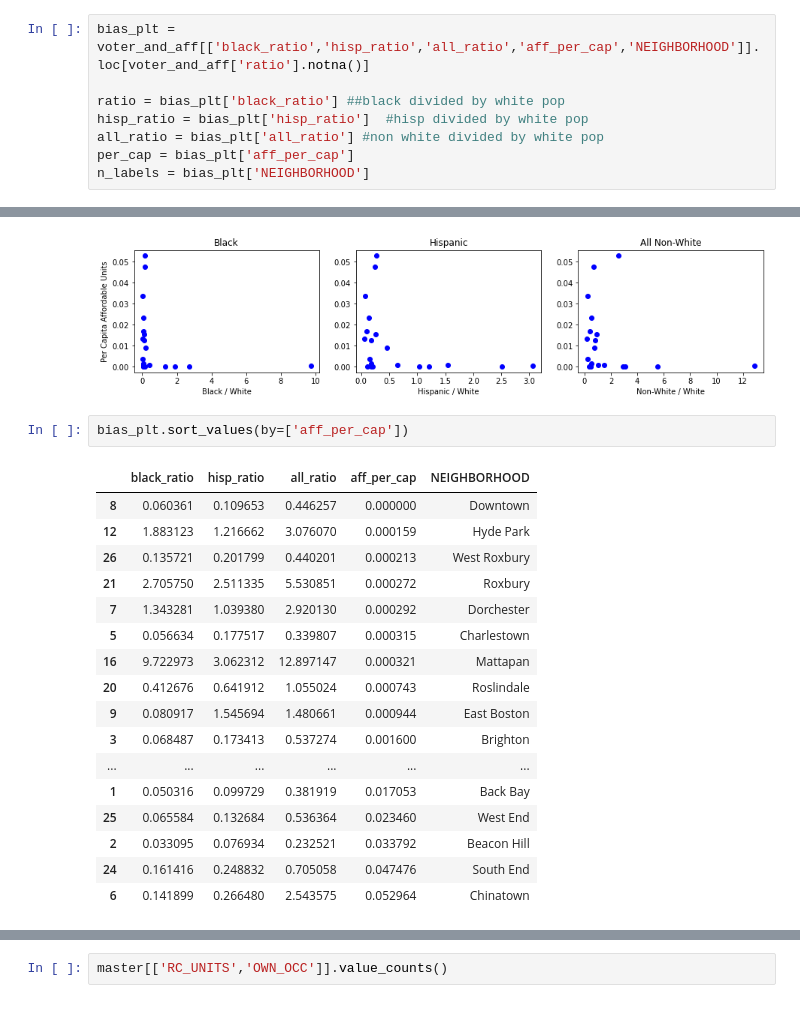
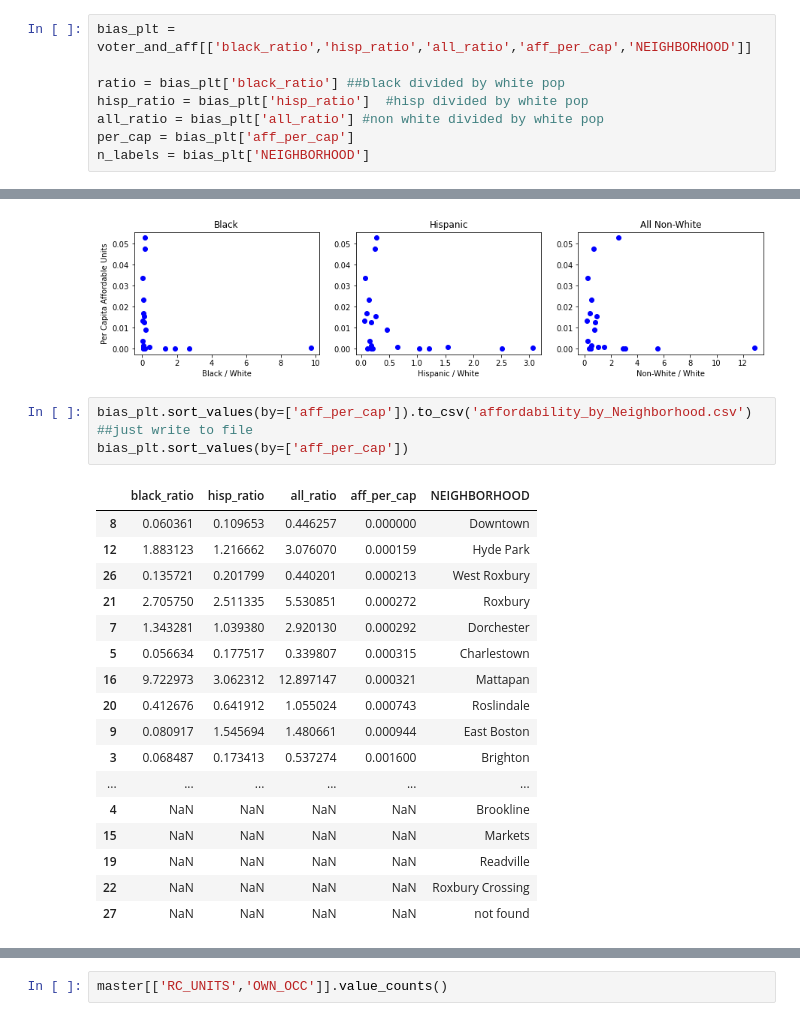
Before and after one commit to BU-Spark/ds-councilor-louijeune-small-landlord, a Jupyter notebook: Extension.ipynb, the cells around one changed output, grey strips where cells are left out. Drawn from its saved outputs; the diff is of its cells as text.

Commit message:
affordability and extension clean up

```diff
--- a/Extension.ipynb
+++ b/Extension.ipynb
@@ -90,7 +90,7 @@ voter_and_aff['aff_per_cap'] = voter_and_aff['affordable']/voter_and_aff['H00100
 voter_and_aff['hisp_ratio'] = voter_and_aff['P0020002'].fillna('0').astype(int)/voter_and_aff['P0040005'].fillna('0').astype(int)
 voter_and_aff['all_ratio']  = (voter_and_aff['P0040001'].fillna('0').astype(int) - voter_and_aff['P0040005'].fillna('0').astype(int))/voter_and_aff['P0040005'].fillna('0').astype(int)
 # %%
-bias_plt = voter_and_aff[['black_ratio','hisp_ratio','all_ratio','aff_per_cap','NEIGHBORHOOD']].loc[voter_and_aff['ratio'].notna()]
+bias_plt = voter_and_aff[['black_ratio','hisp_ratio','all_ratio','aff_per_cap','NEIGHBORHOOD']]
 
 ratio = bias_plt['black_ratio'] ##black divided by white pop
 hisp_ratio = bias_plt['hisp_ratio']  #hisp divided by white pop
@@ -135,22 +135,23 @@ ax[2].set_xlabel('Non-White / White')
 Text(0.5, 0, 'Non-White / White')
 [figure]
 # %%
+bias_plt.sort_values(by=['aff_per_cap']).to_csv('affordability_by_Neighborhood.csv') ##just write to file
 bias_plt.sort_values(by=['aff_per_cap'])
 # %% [output]
 |  | black_ratio | hisp_ratio | all_ratio | aff_per_cap | NEIGHBORHOOD |
 | 8 | 0.060361 | 0.109653 | 0.446257 | 0.000000 | Downtown |
 | 12 | 1.883123 | 1.216662 | 3.076070 | 0.000159 | Hyde Park |
 | 26 | 0.135721 | 0.201799 | 0.440201 | 0.000213 | West Roxbury |
 | 21 | 2.705750 | 2.511335 | 5.530851 | 0.000272 | Roxbury |
 | 7 | 1.343281 | 1.039380 | 2.920130 | 0.000292 | Dorchester |
 | 5 | 0.056634 | 0.177517 | 0.339807 | 0.000315 | Charlestown |
 | 16 | 9.722973 | 3.062312 | 12.897147 | 0.000321 | Mattapan |
 | 20 | 0.412676 | 0.641912 | 1.055024 | 0.000743 | Roslindale |
 | 9 | 0.080917 | 1.545694 | 1.480661 | 0.000944 | East Boston |
 | 3 | 0.068487 | 0.173413 | 0.537274 | 0.001600 | Brighton |
 | ... | ... | ... | ... | ... | ... |
-| 1 | 0.050316 | 0.099729 | 0.381919 | 0.017053 | Back Bay |
-| 25 | 0.065584 | 0.132684 | 0.536364 | 0.023460 | West End |
-| 2 | 0.033095 | 0.076934 | 0.232521 | 0.033792 | Beacon Hill |
-| 24 | 0.161416 | 0.248832 | 0.705058 | 0.047476 | South End |
-| 6 | 0.141899 | 0.266480 | 2.543575 | 0.052964 | Chinatown |
+| 4 | NaN | NaN | NaN | NaN | Brookline |
+| 15 | NaN | NaN | NaN | NaN | Markets |
+| 19 | NaN | NaN | NaN | NaN | Readville |
+| 22 | NaN | NaN | NaN | NaN | Roxbury Crossing |
+| 27 | NaN | NaN | NaN | NaN | not found |
```
Also changed, not shown: parts of 7 cells of this notebook, 1 other file.
